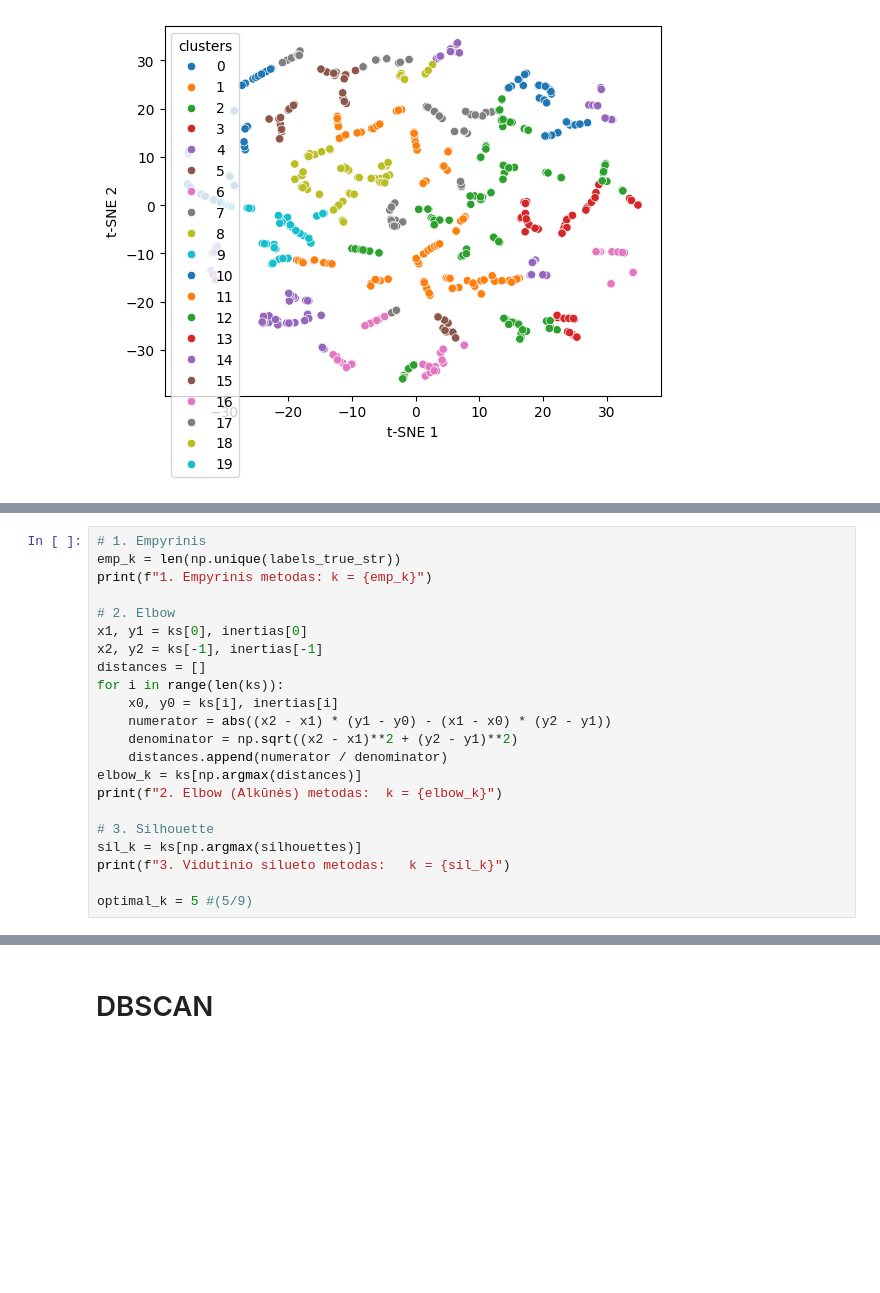
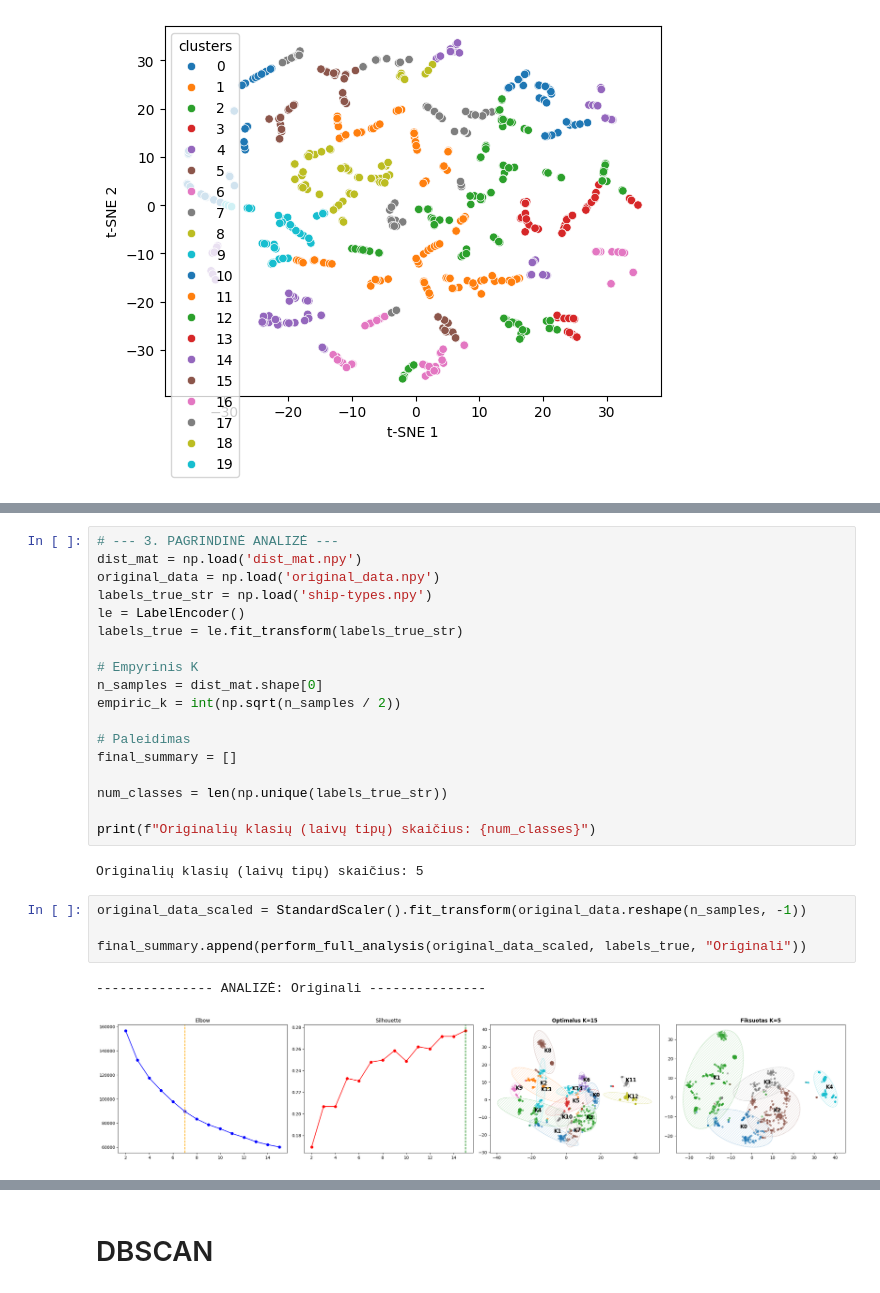
Before and after one commit to lukasjanusauskas/ais-duomenu-vizualizavimas, a Jupyter notebook: 4lab.ipynb, the cells around one changed output, grey strips where cells are left out. Saved outputs shown, nothing was run; the diff lists cells and outputs as text; blank space fills up the shorter version.

```diff
--- a/4lab.ipynb
+++ b/4lab.ipynb
@@ -546,22 +498,0 @@ plt.show()
-# %%
-# 1. Empyrinis
-emp_k = len(np.unique(labels_true_str))
-print(f"1. Empyrinis metodas: k = {emp_k}")
-
-# 2. Elbow
-x1, y1 = ks[0], inertias[0]
-x2, y2 = ks[-1], inertias[-1]
-distances = []
-for i in range(len(ks)):
-    x0, y0 = ks[i], inertias[i]
-    numerator = abs((x2 - x1) * (y1 - y0) - (x1 - x0) * (y2 - y1))
-    denominator = np.sqrt((x2 - x1)**2 + (y2 - y1)**2)
-    distances.append(numerator / denominator)
-elbow_k = ks[np.argmax(distances)]
-print(f"2. Elbow (Alkūnės) metodas:  k = {elbow_k}")
-
-# 3. Silhouette
-sil_k = ks[np.argmax(silhouettes)]
-print(f"3. Vidutinio silueto metodas:   k = {sil_k}")
-
-optimal_k = 5 #(5/9)
@@ -667,0 +623,27 @@ klasteris
+# %%
+# --- 3. PAGRINDINĖ ANALIZĖ ---
+dist_mat = np.load('dist_mat.npy')
+original_data = np.load('original_data.npy')
+labels_true_str = np.load('ship-types.npy')
+le = LabelEncoder()
+labels_true = le.fit_transform(labels_true_str)
+
+# Empyrinis K
+n_samples = dist_mat.shape[0]
+empiric_k = int(np.sqrt(n_samples / 2))
+
+# Paleidimas
+final_summary = []
+
+num_classes = len(np.unique(labels_true_str))
+
+print(f"Originalių klasių (laivų tipų) skaičius: {num_classes}")
+# %% [output]
+Originalių klasių (laivų tipų) skaičius: 5
+# %%
+original_data_scaled = StandardScaler().fit_transform(original_data.reshape(n_samples, -1))
+
+final_summary.append(perform_full_analysis(original_data_scaled, labels_true, "Originali"))
+# %% [output]
+--------------- ANALIZĖ: Originali ---------------
+[figure, added]
```
Also changed, not shown: parts of 17 cells of this notebook.
